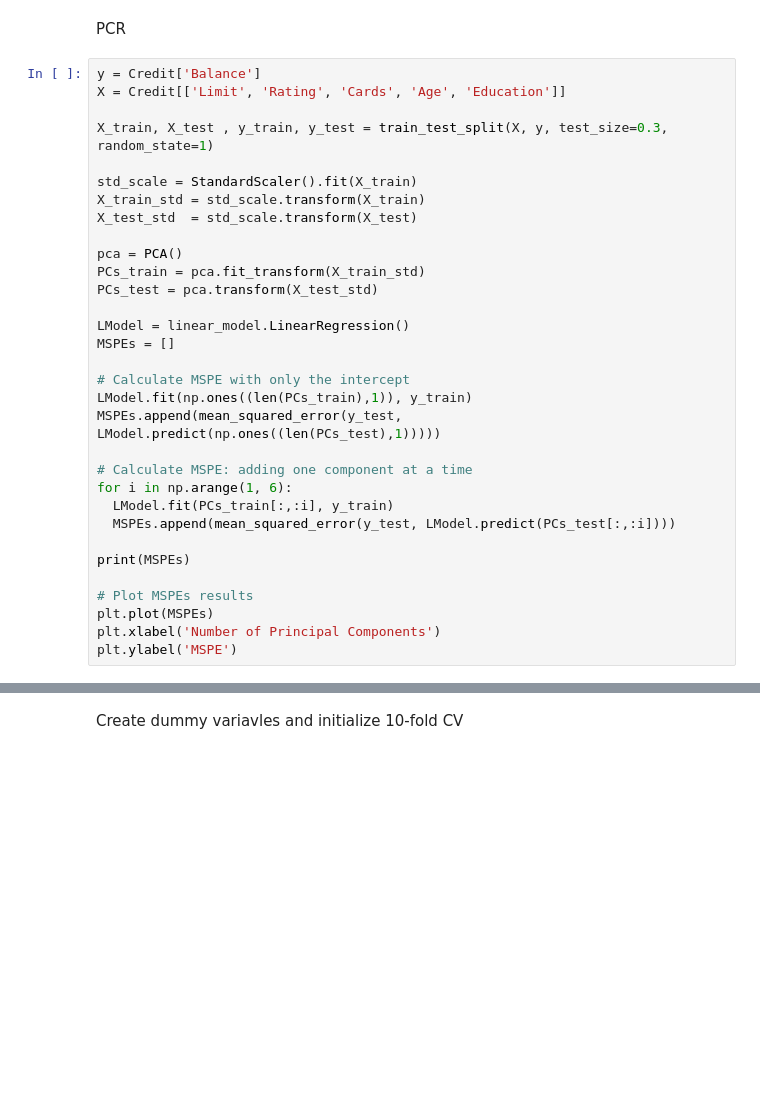
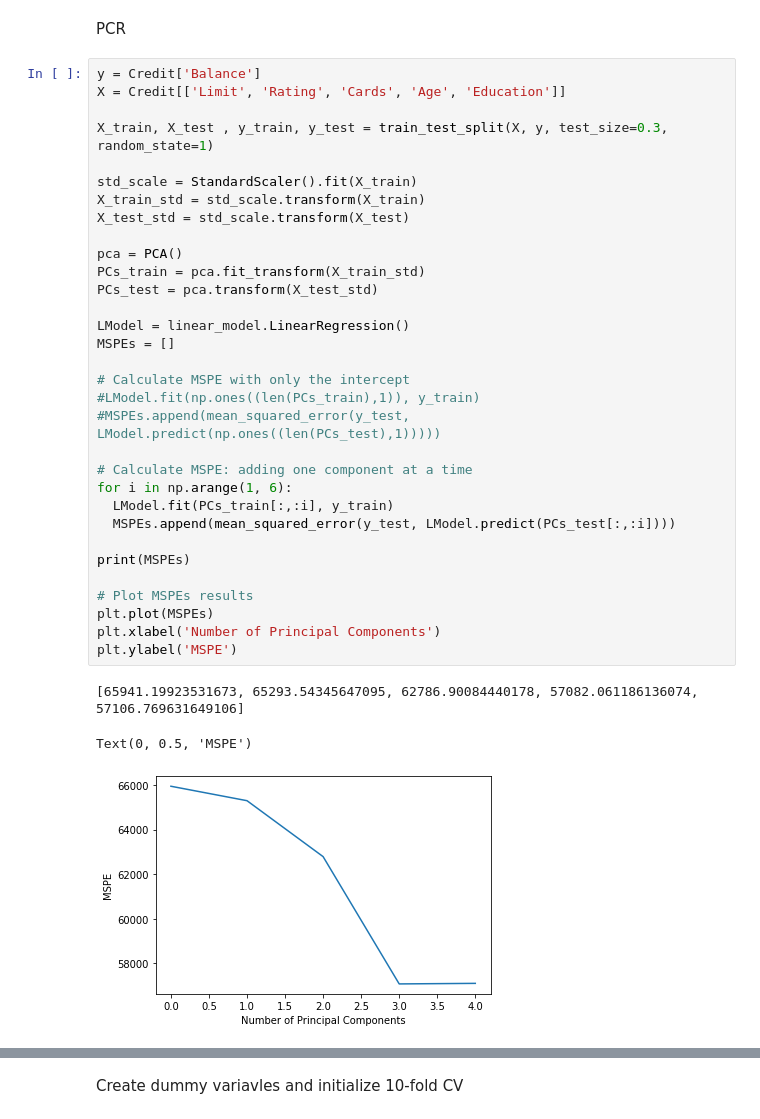
Before and after one commit to ab-sa/Statistical-Machine-Learning, a Jupyter notebook: Lecture8.ipynb, the cells around one changed output, grey strips where cells are left out. Drawn from its saved outputs; the diff is of its cells as text; blank space fills up the shorter version.

```diff
--- a/Lecture8.ipynb
+++ b/Lecture8.ipynb
@@ -26,32 +36,36 @@ PCR
 # %%
 y = Credit['Balance']
 X = Credit[['Limit', 'Rating', 'Cards', 'Age', 'Education']]
 
 X_train, X_test , y_train, y_test = train_test_split(X, y, test_size=0.3, random_state=1)
 
 std_scale = StandardScaler().fit(X_train)
 X_train_std = std_scale.transform(X_train)
-X_test_std  = std_scale.transform(X_test)
+X_test_std = std_scale.transform(X_test)
 
 pca = PCA()
 PCs_train = pca.fit_transform(X_train_std)
 PCs_test = pca.transform(X_test_std)
 
 LModel = linear_model.LinearRegression()
 MSPEs = []
 
 # Calculate MSPE with only the intercept
-LModel.fit(np.ones((len(PCs_train),1)), y_train)
-MSPEs.append(mean_squared_error(y_test, LModel.predict(np.ones((len(PCs_test),1)))))
+#LModel.fit(np.ones((len(PCs_train),1)), y_train)
+#MSPEs.append(mean_squared_error(y_test, LModel.predict(np.ones((len(PCs_test),1)))))
 
 # Calculate MSPE: adding one component at a time
 for i in np.arange(1, 6):
   LModel.fit(PCs_train[:,:i], y_train)
   MSPEs.append(mean_squared_error(y_test, LModel.predict(PCs_test[:,:i])))
 
 print(MSPEs)
 
 # Plot MSPEs results
 plt.plot(MSPEs)
 plt.xlabel('Number of Principal Components')
 plt.ylabel('MSPE')
+# %% [output]
+[65941.19923531673, 65293.54345647095, 62786.90084440178, 57082.061186136074, 57106.769631649106]
+Text(0, 0.5, 'MSPE')
+[figure, added]
```
Also changed, not shown: parts of 7 cells of this notebook.
